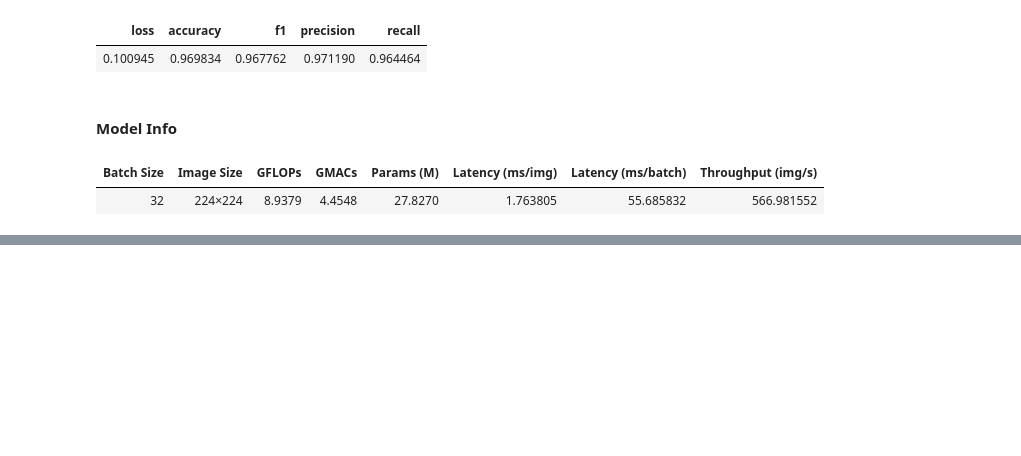
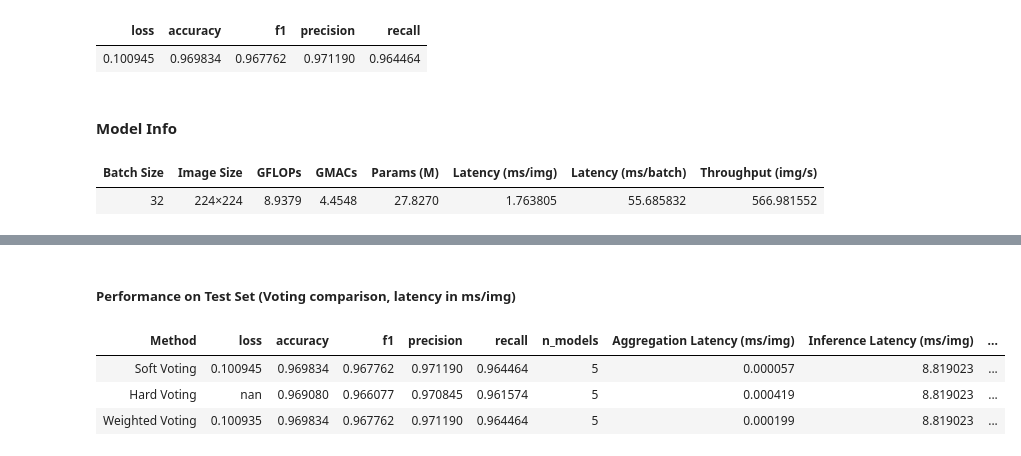
Before and after one commit to yanapatt/MarisaNeXt, a Jupyter notebook: notebooks/MushroomA/ConvNeXt_Tiny_224_MushroomA_R1_V1.ipynb, the cells around one changed output, grey strips where cells are left out. Drawn from its saved outputs; the diff is of its cells as text; code cells hidden in the pictures; blank space fills up the shorter version.

```diff
--- a/notebooks/MushroomA/ConvNeXt_Tiny_224_MushroomA_R1_V1.ipynb
+++ b/notebooks/MushroomA/ConvNeXt_Tiny_224_MushroomA_R1_V1.ipynb
@@ -690,0 +852,9 @@ display(model_summary_df.style.hide(axis="index"))
+# %% [markdown]
+##### **Performance on Test Set (Voting comparison, latency in ms/img)**
+# %%
+display(voting_comparison_df.style.hide(axis="index"))
+# %% [output]
+| Method | loss | accuracy | f1 | precision | recall | n_models | Aggregation Latency (ms/img) | Inference Latency (ms/img) | ... |
+| Soft Voting | 0.100945 | 0.969834 | 0.967762 | 0.971190 | 0.964464 | 5 | 0.000057 | 8.819023 | ... |
+| Hard Voting | nan | 0.969080 | 0.966077 | 0.970845 | 0.961574 | 5 | 0.000419 | 8.819023 | ... |
+| Weighted Voting | 0.100935 | 0.969834 | 0.967762 | 0.971190 | 0.964464 | 5 | 0.000199 | 8.819023 | ... |
```
Also changed, not shown: parts of 16 cells of this notebook, 40 other files.
